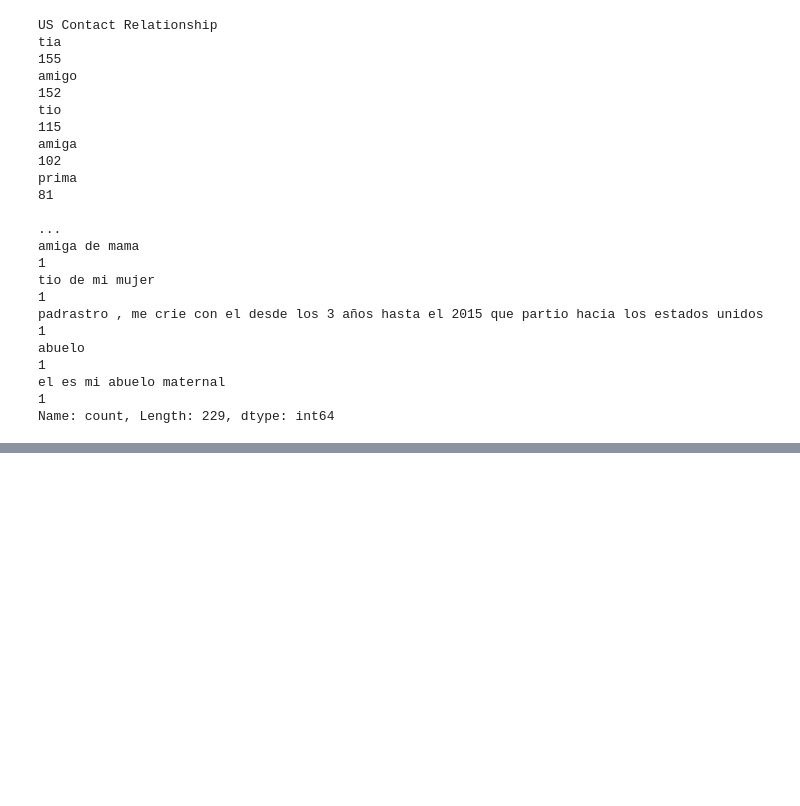
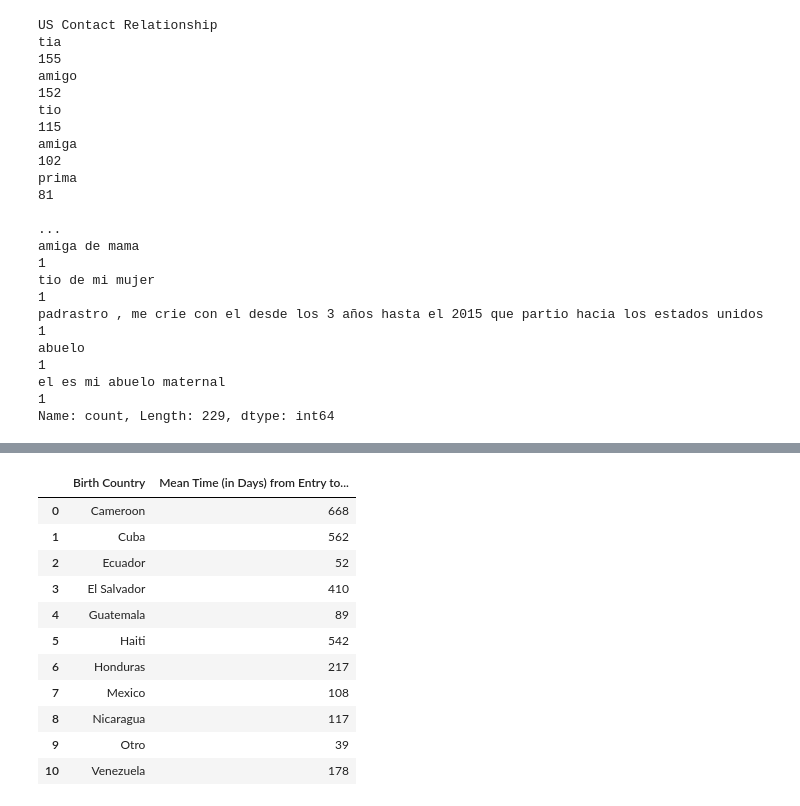
Before and after one commit to jacobgrimm/LA-Complete-Covid-Datat, a Jupyter notebook: Airtables/T42_Screenings/examine_T42_screenings.ipynb, the cells around one changed output, grey strips where cells are left out. Cells and saved outputs as stored; diff of their text form; code cells hidden in the pictures; blank space fills up the shorter version.

```diff
--- a/Airtables/T42_Screenings/examine_T42_screenings.ipynb
+++ b/Airtables/T42_Screenings/examine_T42_screenings.ipynb
@@ -370,0 +452,14 @@ Name: count, dtype: float64
+# %%
+df = df[~df['Birth Country'].isin(['Hombre','Mujer'])]
+# %%
+df['Median Time (in Days) from Displacement of Home Country to HIAS Referal'] = ((df['Date of HIAS Referral '] - df['Displacement Date (left home country)']).dt.days)
+threshold = df['Median Time (in Days) from Displacement of Home Country to HIAS Referal'].quantile(0.90)
+
+# Filter out the largest 15% of the values in 'column1'
+new_filtered_df = df[df['Median Time (in Days) from Displacement of Home Country to HIAS Referal'] <= threshold]
+
+# Group by nationality and calculate the median duration
+median_durations = new_filtered_df.groupby('Birth Country')['Median Time (in Days) from Displacement of Home Country to HIAS Referal'].median().reset_index()
+
+median_durations['Median Time (in Days) from Displacement of Home Country to HIAS Referal']= median_durations['Median Time (in Days) from Displacement of Home Country to HIAS Referal'].astype(int)
+median_durations
@@ -370,0 +477,15 @@ Name: count, dtype: float64
+# %%
+df['Median Time (in Days) from Entry to Mexico to HIAS Referal'] = ((df['Date of HIAS Referral '] - df['Mexico Entry Date']).dt.days)
+threshold = df['Median Time (in Days) from Entry to Mexico to HIAS Referal'].quantile(0.8)
+
+# Filter out the largest 15% of the values in 'column1'
+unnew_filtered_df = df[df['Median Time (in Days) from Entry to Mexico to HIAS Referal'] <= threshold]
+
+# Group by nationality and calculate the median duration
+median_mexico_durations = unnew_filtered_df.groupby('Birth Country')['Median Time (in Days) from Entry to Mexico to HIAS Referal'].median().reset_index()
+
+median_mexico_durations['Median Time (in Days) from Entry to Mexico to HIAS Referal']= median_mexico_durations['Median Time (in Days) from Entry to Mexico to HIAS Referal'].astype(int)
+
+
+dfi.export(median_mexico_durations,"Median Time (in Days) from Entry to Mexico to HIAS Referal.png")
+median_mexico_durations
@@ -370,0 +504,28 @@ Name: count, dtype: float64
+# %%
+df['Mean Time (in Days) from Entry to Mexico to HIAS Referal'] = ((df['Date of HIAS Referral '] - df['Mexico Entry Date']).dt.days)
+threshold = df['Mean Time (in Days) from Entry to Mexico to HIAS Referal'].quantile(0.9)
+
+# Filter out the largest 15% of the values in 'column1'
+unnew_filtered_df = df[df['Mean Time (in Days) from Entry to Mexico to HIAS Referal'] <= threshold]
+
+# Group by nationality and calculate the median duration
+median_mexico_durations = unnew_filtered_df.groupby('Birth Country')['Mean Time (in Days) from Entry to Mexico to HIAS Referal'].mean().reset_index()
+
+median_mexico_durations['Mean Time (in Days) from Entry to Mexico to HIAS Referal']= median_mexico_durations['Mean Time (in Days) from Entry to Mexico to HIAS Referal'].astype(int)
+
+
+dfi.export(median_mexico_durations,"Mean Time (in Days) from Entry to Mexico to HIAS Referal.png")
+median_mexico_durations
+# %% [output]
+|  | Birth Country | Mean Time (in Days) from Entry to... |
+| 0 | Cameroon | 668 |
+| 1 | Cuba | 562 |
+| 2 | Ecuador | 52 |
+| 3 | El Salvador | 410 |
+| 4 | Guatemala | 89 |
+| 5 | Haiti | 542 |
+| 6 | Honduras | 217 |
+| 7 | Mexico | 108 |
+| 8 | Nicaragua | 117 |
+| 9 | Otro | 39 |
+| 10 | Venezuela | 178 |
```
Also changed, not shown: parts of 22 cells of this notebook, 27 other files.
